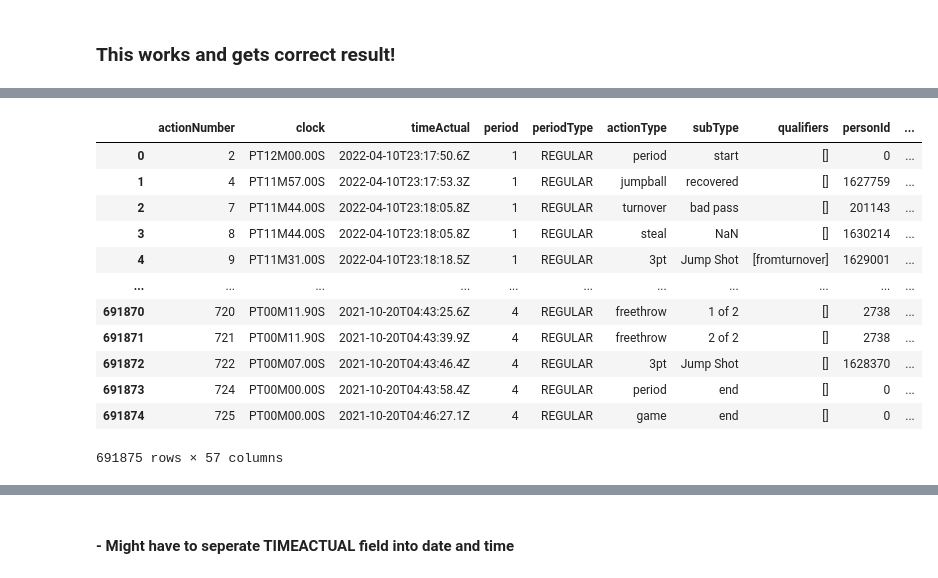
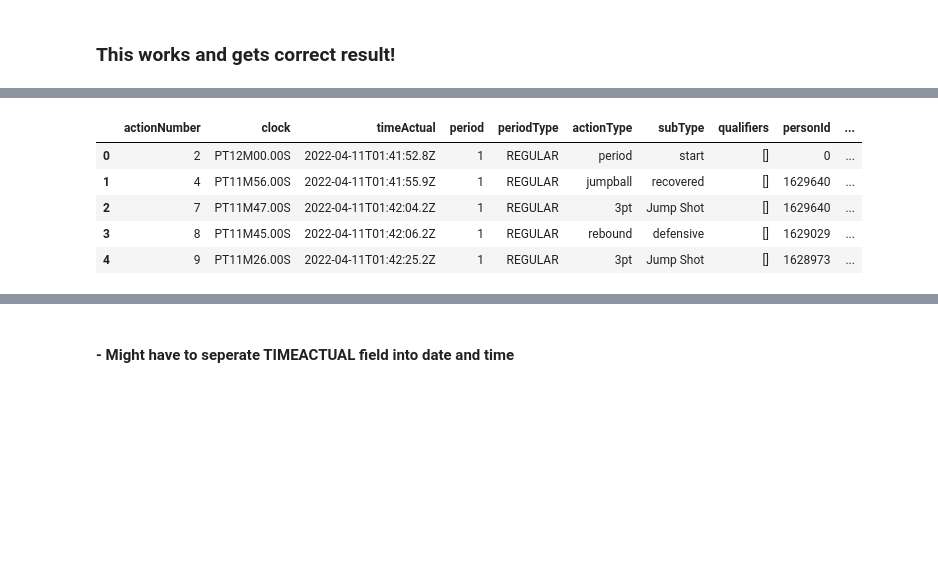
Before and after one commit to zachmort/nba_PBP_analysis, a Jupyter notebook: Season_pbp_20-21.ipynb, the cells around one changed output, grey strips where cells are left out. Drawn from its saved outputs; the diff is of its cells as text; code cells hidden in the pictures; blank space fills up the shorter version.

```diff
--- a/Season_pbp_20-21.ipynb
+++ b/Season_pbp_20-21.ipynb
@@ -14,7 +14,7 @@ import time
 from datetime import datetime,  timedelta
 # %%
 #Creating header var for api pull
-headers  = {
+headers: dict[str, str]  = {
     'Connection': 'keep-alive',
     'Accept': 'application/json, text/plain, */*',
     'x-nba-stats-token': 'true',
@@ -28,7 +28,7 @@ headers  = {
 }
 # %%
 # create function that gets pbp (play by play) logs from the 2020-21 season
-def get_data(game_id):
+def get_data(game_id) -> pd.DataFrame:
     play_by_play_url = "https://cdn.nba.com/static/json/liveData/playbyplay/playbyplay_"+game_id+".json"
     response = requests.get(url=play_by_play_url, headers=headers).json()
     play_by_play = response['game']['actions']
@@ -150,7 +133,7 @@ dtype: object
 
 # create a fucntion and use map to apply it to the new column
 
-def period_to_time_conversion(value):
+def period_to_time_conversion(value) -> int:
     # final_df_copy['period_to_time'] = 0
 
     if value == 1:
@@ -162,10 +145,4 @@ def period_to_time_conversion(value):
     else:
         return 36
 
-
-
 final_df_copy['period_to_time'] = final_df_copy['period'].map(period_to_time_conversion)
-
-
-
-# Creat column that is a combo of clock + period where each period = 12 minutes and count up
@@ -254,18 +191,11 @@ def time_conversion(unparsed_timearray):
 
 final_df_copy['time_passed_in_seconds'] = final_df_copy['clock'].map(time_conversion)
 # %%
-final_df_copy
+final_df_copy[final_df_copy.stealPlayerName != pd.notnull ].head(5)
 # %% [output]
 |  | actionNumber | clock | timeActual | period | periodType | actionType | subType | qualifiers | personId | ... |
-| 0 | 2 | PT12M00.00S | 2022-04-10T23:17:50.6Z | 1 | REGULAR | period | start | [] | 0 | ... |
-| 1 | 4 | PT11M57.00S | 2022-04-10T23:17:53.3Z | 1 | REGULAR | jumpball | recovered | [] | 1627759 | ... |
-| 2 | 7 | PT11M44.00S | 2022-04-10T23:18:05.8Z | 1 | REGULAR | turnover | bad pass | [] | 201143 | ... |
-| 3 | 8 | PT11M44.00S | 2022-04-10T23:18:05.8Z | 1 | REGULAR | steal | NaN | [] | 1630214 | ... |
-| 4 | 9 | PT11M31.00S | 2022-04-10T23:18:18.5Z | 1 | REGULAR | 3pt | Jump Shot | [fromturnover] | 1629001 | ... |
-| ... | ... | ... | ... | ... | ... | ... | ... | ... | ... | ... |
-| 691870 | 720 | PT00M11.90S | 2021-10-20T04:43:25.6Z | 4 | REGULAR | freethrow | 1 of 2 | [] | 2738 | ... |
-| 691871 | 721 | PT00M11.90S | 2021-10-20T04:43:39.9Z | 4 | REGULAR | freethrow | 2 of 2 | [] | 2738 | ... |
-| 691872 | 722 | PT00M07.00S | 2021-10-20T04:43:46.4Z | 4 | REGULAR | 3pt | Jump Shot | [] | 1628370 | ... |
-| 691873 | 724 | PT00M00.00S | 2021-10-20T04:43:58.4Z | 4 | REGULAR | period | end | [] | 0 | ... |
-| 691874 | 725 | PT00M00.00S | 2021-10-20T04:46:27.1Z | 4 | REGULAR | game | end | [] | 0 | ... |
+| 0 | 2 | PT12M00.00S | 2022-04-11T01:41:52.8Z | 1 | REGULAR | period | start | [] | 0 | ... |
+| 1 | 4 | PT11M56.00S | 2022-04-11T01:41:55.9Z | 1 | REGULAR | jumpball | recovered | [] | 1629640 | ... |
+| 2 | 7 | PT11M47.00S | 2022-04-11T01:42:04.2Z | 1 | REGULAR | 3pt | Jump Shot | [] | 1629640 | ... |
+| 3 | 8 | PT11M45.00S | 2022-04-11T01:42:06.2Z | 1 | REGULAR | rebound | defensive | [] | 1629029 | ... |
+| 4 | 9 | PT11M26.00S | 2022-04-11T01:42:25.2Z | 1 | REGULAR | 3pt | Jump Shot | [] | 1628973 | ... |
-691875 rows × 57 columns
```
Also changed, not shown: parts of 18 cells of this notebook, 3 other files.
